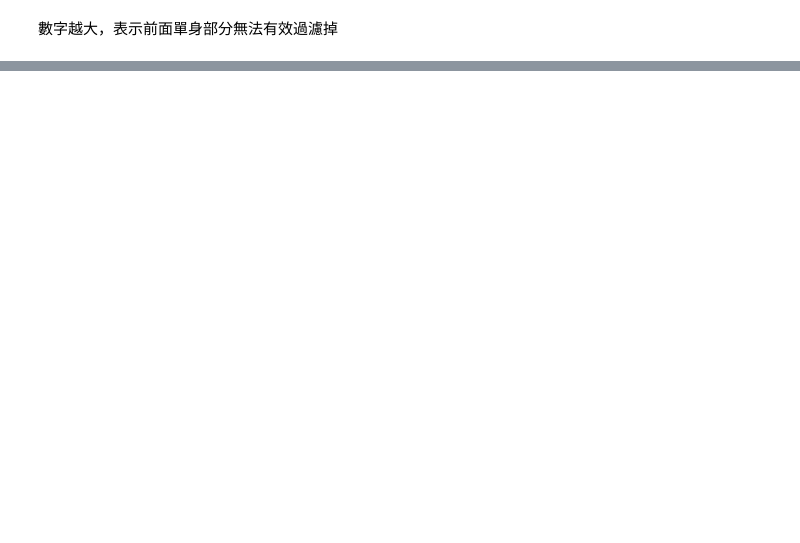
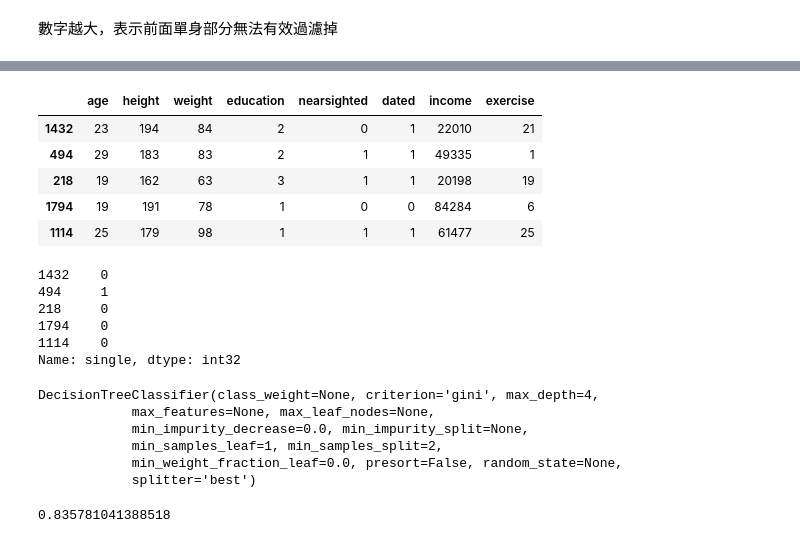
Before and after one commit to ab37695543xs/data_analytics_hw2, a Jupyter notebook: decision tree.ipynb, the cells around one changed output, grey strips where cells are left out. Cells and saved outputs as stored; diff of their text form; code cells hidden in the pictures; blank space fills up the shorter version.

```diff
--- a/decision tree.ipynb
+++ b/decision tree.ipynb
@@ -274,0 +317,33 @@ data.head(10)
+# %%
+x_train.head()
+# %% [output]
+|  | age | height | weight | education | nearsighted | dated | income | exercise |
+| 1432 | 23 | 194 | 84 | 2 | 0 | 1 | 22010 | 21 |
+| 494 | 29 | 183 | 83 | 2 | 1 | 1 | 49335 | 1 |
+| 218 | 19 | 162 | 63 | 3 | 1 | 1 | 20198 | 19 |
+| 1794 | 19 | 191 | 78 | 1 | 0 | 0 | 84284 | 6 |
+| 1114 | 25 | 179 | 98 | 1 | 1 | 1 | 61477 | 25 |
+# %%
+y_train.head()
+# %% [output]
+1432    0
+494     1
+218     0
+1794    0
+1114    0
+Name: single, dtype: int32
+# %%
+tree = DecisionTreeClassifier(max_depth=4)
+tree.fit(x_train, y_train)
+# %% [output]
+DecisionTreeClassifier(class_weight=None, criterion='gini', max_depth=4,
+            max_features=None, max_leaf_nodes=None,
+            min_impurity_decrease=0.0, min_impurity_split=None,
+            min_samples_leaf=1, min_samples_split=2,
+            min_weight_fraction_leaf=0.0, presort=False, random_state=None,
+            splitter='best')
+# %%
+y_predict = tree.predict(x_test)
+accuracy_score(y_test, y_predict)
+# %% [output]
+0.835781041388518
```
Also changed, not shown: parts of 17 cells of this notebook, 1 other file.
